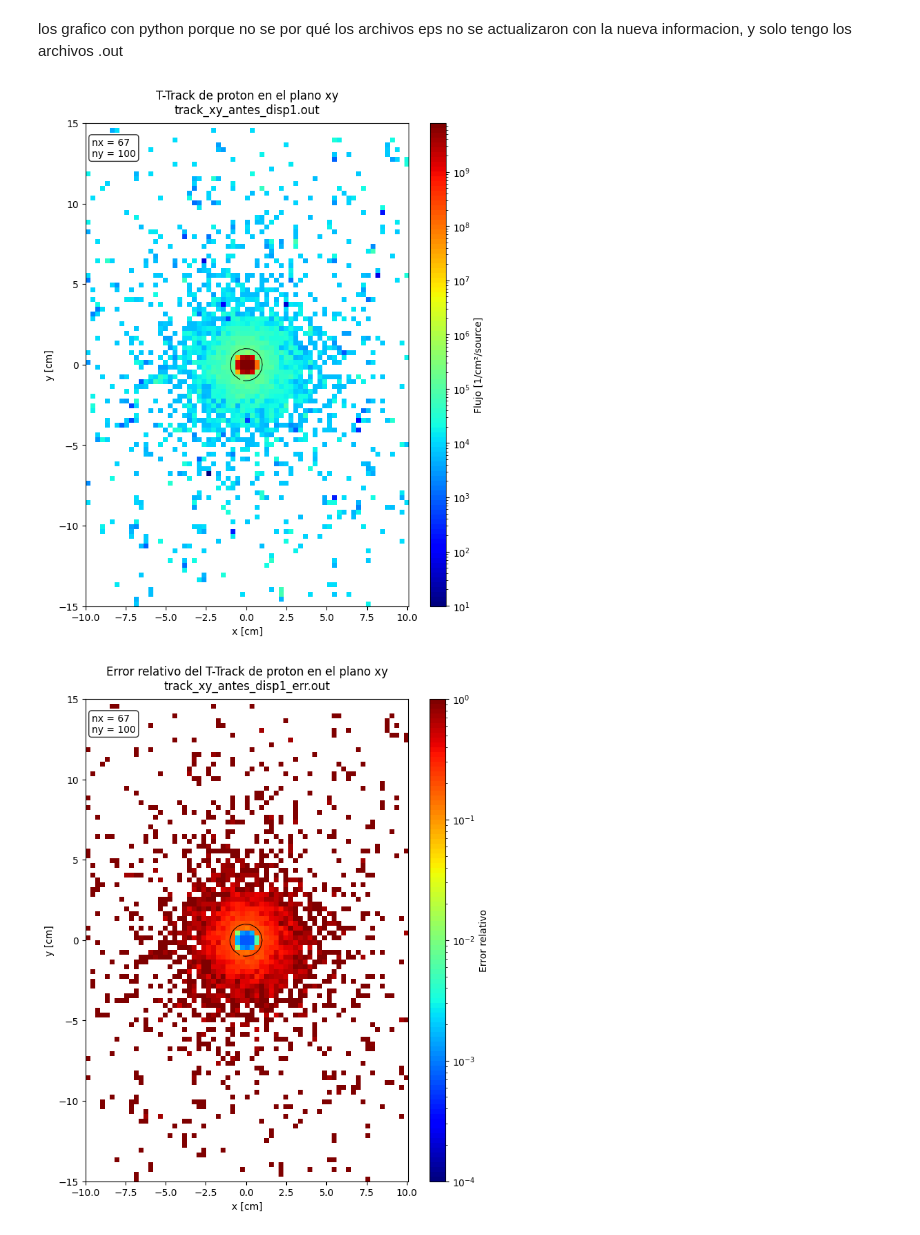
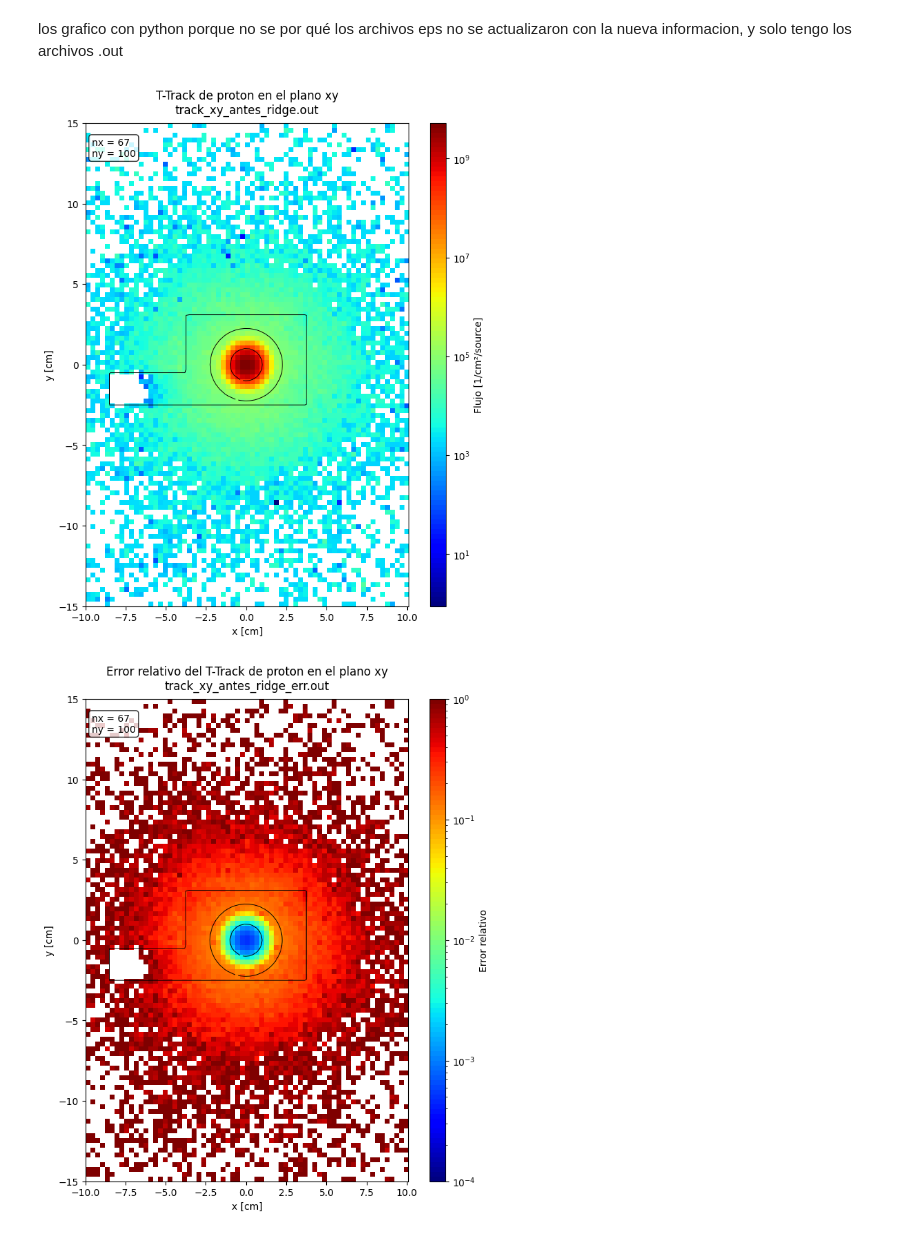
Before and after one commit to arirodriguez001/Laboratory-VII, a Jupyter notebook: ridge_filter_2/analisis/tracks.ipynb, the cells around one changed output. Cells and saved outputs as stored; diff of their text form; code cells hidden in the pictures.

Commit message:
Results track antes del ridge filter

```diff
--- a/ridge_filter_2/analisis/tracks.ipynb
+++ b/ridge_filter_2/analisis/tracks.ipynb
@@ -646,26 +646,26 @@ def graficar_ttrack_2d(
 # %%
 ruta = Path("../out")
 
 track_xy_antes_disp1 = leer_ttrack_2d(
-    ruta / "track_xy_antes_disp1.out"
+    ruta / "track_xy_antes_ridge.out"
 )
 track_xy_antes_disp1_error = leer_ttrack_2d(
-    ruta / "track_xy_antes_disp1_err.out"
+    ruta / "track_xy_antes_ridge_err.out"
 )
 
 graficar_ttrack_2d(
     track_xy_antes_disp1,
     tamano=(7, 8),
     mostrar_bineado=True,
     barra="derecha"
 )
 
 graficar_ttrack_2d(
     track_xy_antes_disp1_error,
     tamano=(7, 8),
     mostrar_bineado=True,
     barra="derecha"
 )
 # %% [output]
-[figure, old version]
+[figure, new version]
-[figure, old version]
+[figure, new version]
```
